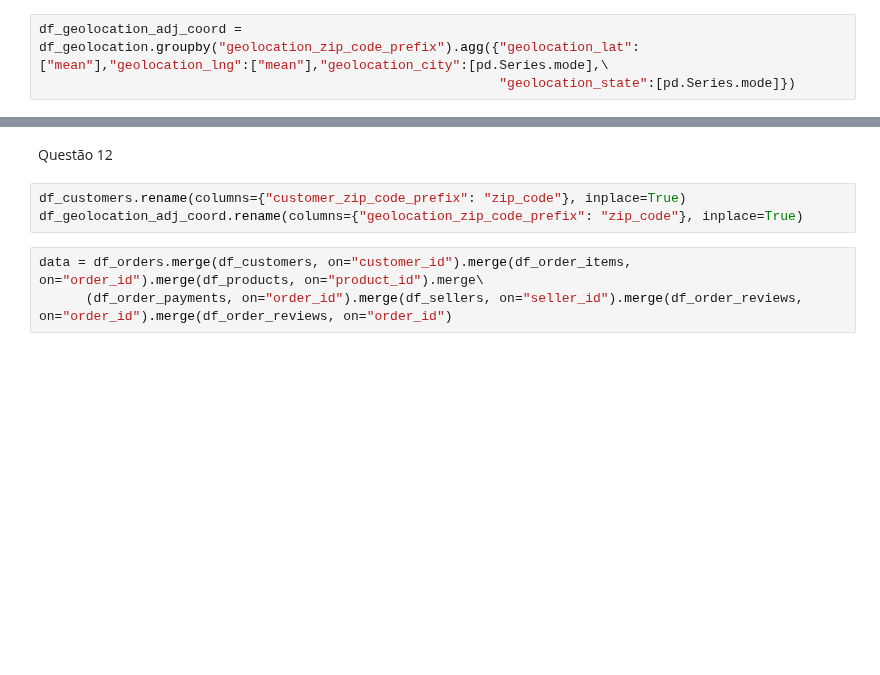
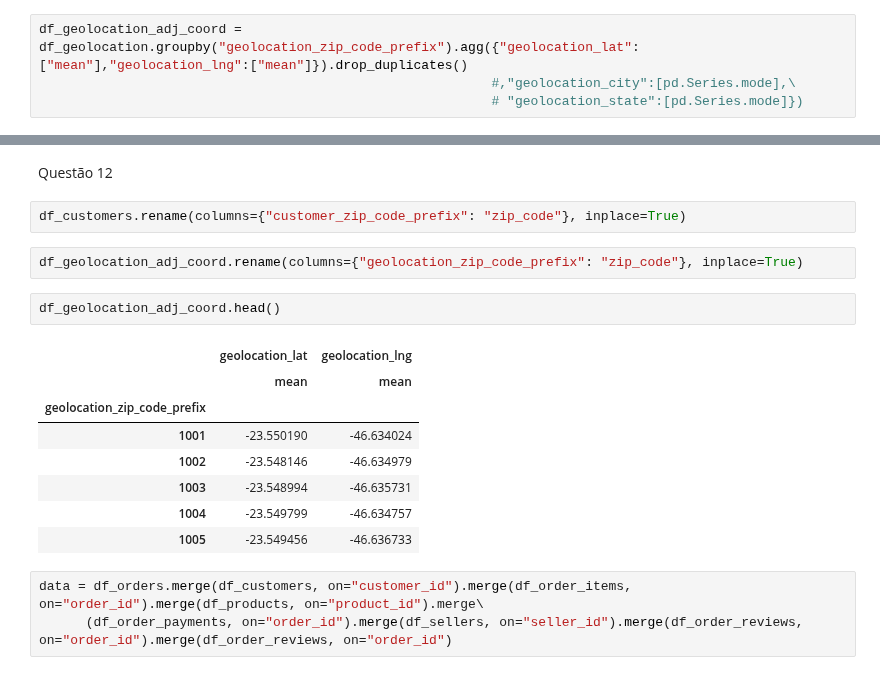
Before and after one commit to skillox1/PADSW06MDCD, a Jupyter notebook: Olist.ipynb, the cells around one changed output, grey strips where cells are left out. Drawn from its saved outputs; the diff is of its cells as text; blank space fills up the shorter version.

```diff
--- a/Olist.ipynb
+++ b/Olist.ipynb
@@ -98,3 +121,4 @@ df_geolocation.groupby("geolocation_zip_code_prefix").agg({"geolocation_lat":["m
 # %%
-df_geolocation_adj_coord = df_geolocation.groupby("geolocation_zip_code_prefix").agg({"geolocation_lat":["mean"],"geolocation_lng":["mean"],"geolocation_city":[pd.Series.mode],\
-                                                           "geolocation_state":[pd.Series.mode]})
+df_geolocation_adj_coord = df_geolocation.groupby("geolocation_zip_code_prefix").agg({"geolocation_lat":["mean"],"geolocation_lng":["mean"]}).drop_duplicates()
+                                                          #,"geolocation_city":[pd.Series.mode],\
+                                                          # "geolocation_state":[pd.Series.mode]})
@@ -102,7 +130,19 @@ df_geolocation_adj_coord = df_geolocation.groupby("geolocation_zip_code_prefix")
 Questão 12
 # %%
 df_customers.rename(columns={"customer_zip_code_prefix": "zip_code"}, inplace=True)
-df_geolocation_adj_coord.rename(columns={"geolocation_zip_code_prefix": "zip_code"}, inplace=True)
+# %%
+df_geolocation_adj_coord.rename(columns={"geolocation_zip_code_prefix": "zip_code"}, inplace=True)
+# %%
+df_geolocation_adj_coord.head()
+# %% [output]
+|  | geolocation_lat | geolocation_lng |
+|  | mean | mean |
+| geolocation_zip_code_prefix |  |  |
+| 1001 | -23.550190 | -46.634024 |
+| 1002 | -23.548146 | -46.634979 |
+| 1003 | -23.548994 | -46.635731 |
+| 1004 | -23.549799 | -46.634757 |
+| 1005 | -23.549456 | -46.636733 |
 # %%
 data = df_orders.merge(df_customers, on="customer_id").merge(df_order_items, on="order_id").merge(df_products, on="product_id").merge\
       (df_order_payments, on="order_id").merge(df_sellers, on="seller_id").merge(df_order_reviews, on="order_id").merge(df_order_reviews, on="order_id")
```
Also changed, not shown: parts of 7 cells of this notebook.
